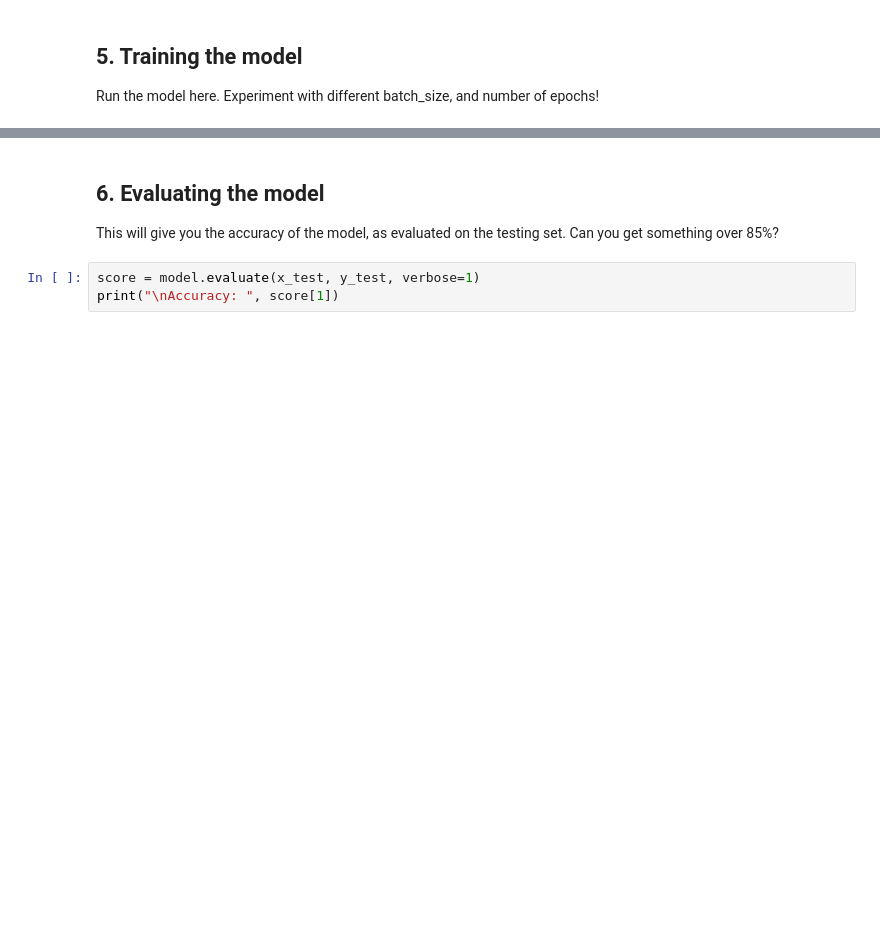
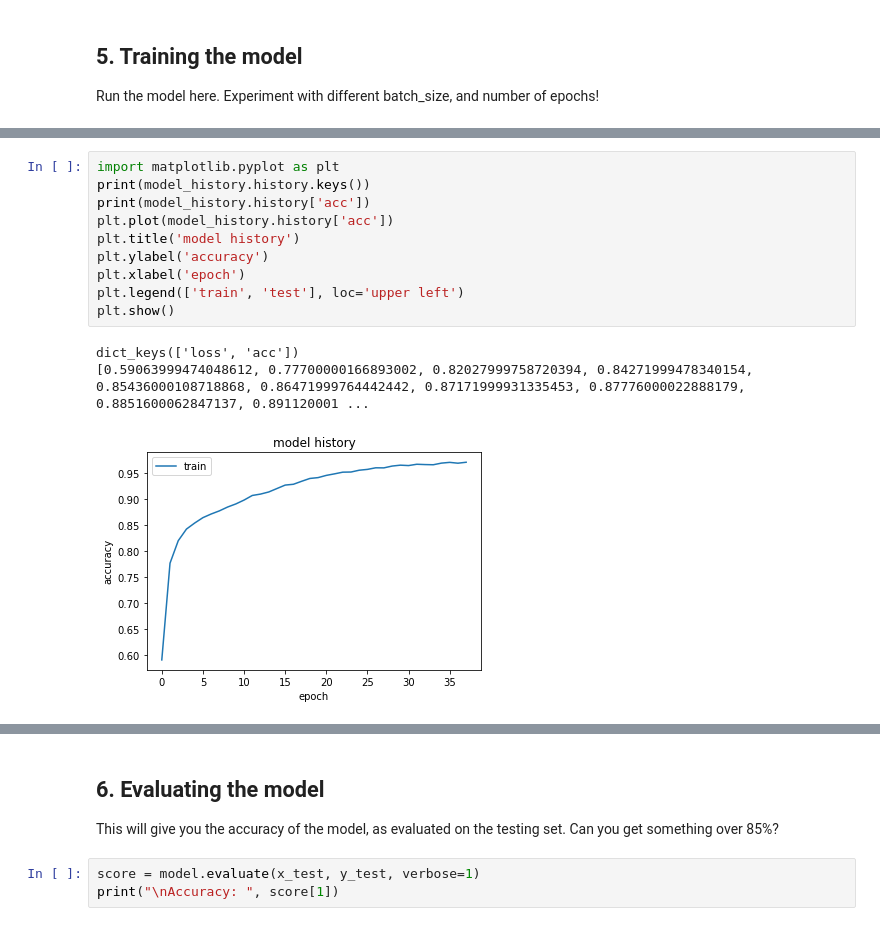
Before and after one commit to llathrop/aind2-dl, a Jupyter notebook: IMDB_In_Keras.ipynb, the cells around one changed output, grey strips where cells are left out. Drawn from its saved outputs; the diff is of its cells as text; blank space fills up the shorter version.

Commit message:
feat: add some graphs of model history

```diff
--- a/IMDB_In_Keras.ipynb
+++ b/IMDB_In_Keras.ipynb
@@ -140,0 +146,14 @@ SyntaxError: Missing parentheses in call to 'print' (<ipython-input-41-2742100b8
+# %%
+import matplotlib.pyplot as plt
+print(model_history.history.keys())
+print(model_history.history['acc'])
+plt.plot(model_history.history['acc'])
+plt.title('model history')
+plt.ylabel('accuracy')
+plt.xlabel('epoch')
+plt.legend(['train', 'test'], loc='upper left')
+plt.show()
+# %% [output]
+dict_keys(['loss', 'acc'])
+[0.59063999474048612, 0.77700000166893002, 0.82027999758720394, 0.84271999478340154, 0.85436000108718868, 0.86471999764442442, 0.87171999931335453, 0.87776000022888179, 0.8851600062847137, 0.891120001 ...
+[figure, added]
```
Also changed, not shown: parts of 6 cells of this notebook.
